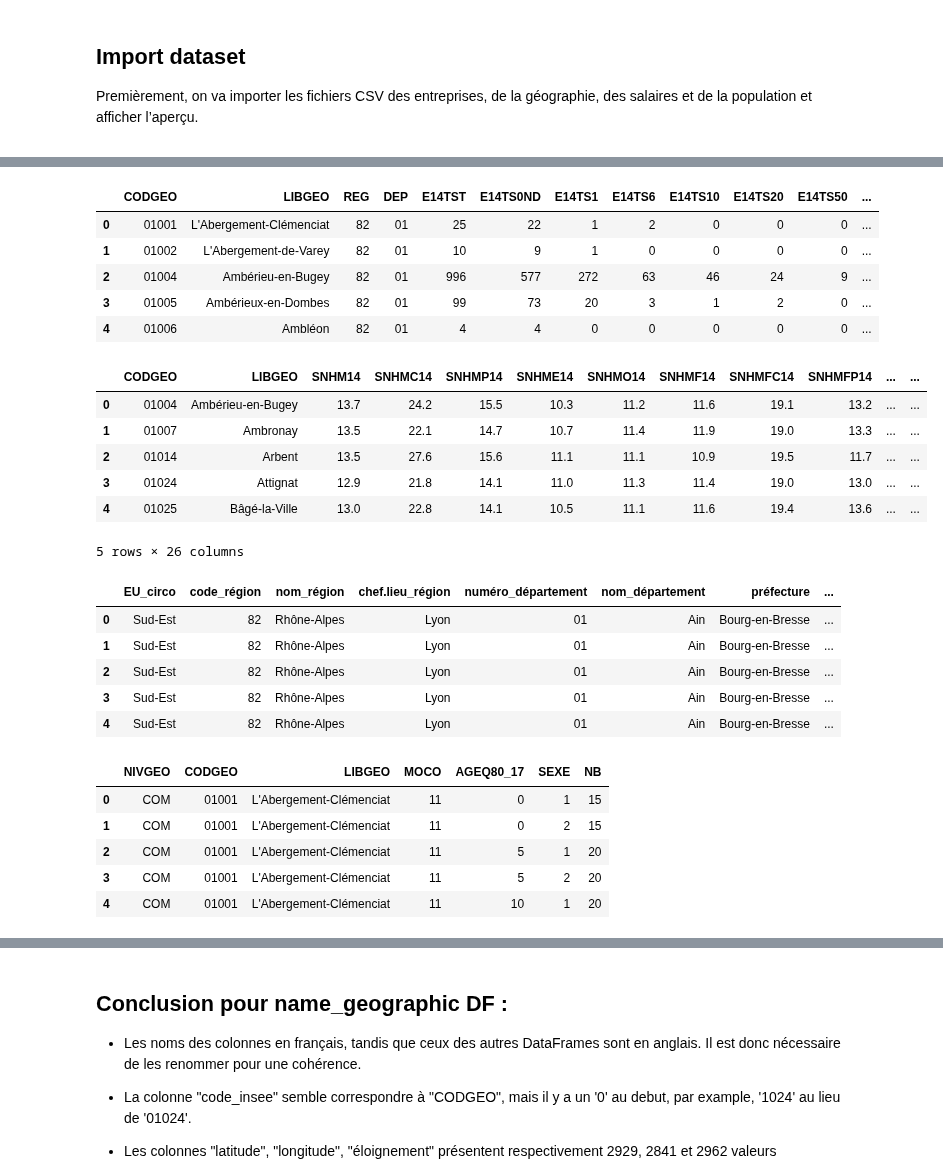
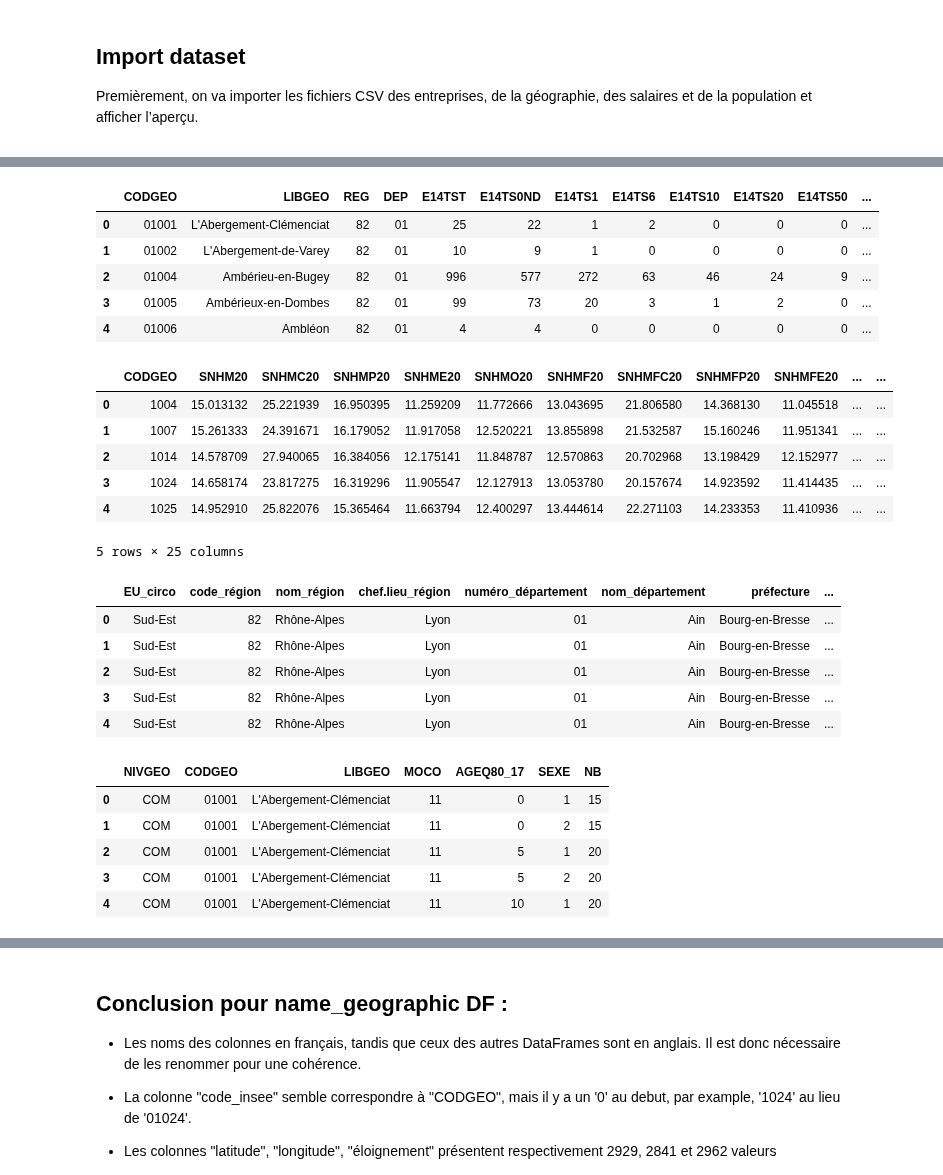
Before and after one commit to nkostiuk/french-industry, a Jupyter notebook: notebooks/NK-notebook.ipynb, the cells around one changed output, grey strips where cells are left out. Cells and saved outputs as stored; diff of their text form; code cells hidden in the pictures.

```diff
--- a/notebooks/NK-notebook.ipynb
+++ b/notebooks/NK-notebook.ipynb
@@ -40,31 +61,31 @@ download_link_population = f'https://drive.google.com/uc?export=download&id={fil
 # %%
 # Import and review the data
 
 df_entreprise = pd.read_csv('../data/base_etablissement_par_tranche_effectif.csv')
 display(df_entreprise.head())
 
-df_salary = pd.read_csv('../data/net_salary_per_town_categories.csv')
+df_salary = pd.read_csv('../data/net_salary_per_town_categories_update2021.csv', sep =';')
 display(df_salary.head())
 
 df_name_geographic = pd.read_csv('../data/name_geographic_information.csv')
 display(df_name_geographic.head())
 
 df_population = pd.read_csv('../data/population.csv', dtype={'CODGEO': object} )
 display(df_population.head())
 # %% [output]
 |  | CODGEO | LIBGEO | REG | DEP | E14TST | E14TS0ND | E14TS1 | E14TS6 | E14TS10 | E14TS20 | E14TS50 | ... |
 | 0 | 01001 | L'Abergement-Clémenciat | 82 | 01 | 25 | 22 | 1 | 2 | 0 | 0 | 0 | ... |
 | 1 | 01002 | L'Abergement-de-Varey | 82 | 01 | 10 | 9 | 1 | 0 | 0 | 0 | 0 | ... |
 | 2 | 01004 | Ambérieu-en-Bugey | 82 | 01 | 996 | 577 | 272 | 63 | 46 | 24 | 9 | ... |
 | 3 | 01005 | Ambérieux-en-Dombes | 82 | 01 | 99 | 73 | 20 | 3 | 1 | 2 | 0 | ... |
 | 4 | 01006 | Ambléon | 82 | 01 | 4 | 4 | 0 | 0 | 0 | 0 | 0 | ... |
-|  | CODGEO | LIBGEO | SNHM14 | SNHMC14 | SNHMP14 | SNHME14 | SNHMO14 | SNHMF14 | SNHMFC14 | SNHMFP14 | ... | ... |
-| 0 | 01004 | Ambérieu-en-Bugey | 13.7 | 24.2 | 15.5 | 10.3 | 11.2 | 11.6 | 19.1 | 13.2 | ... | ... |
-| 1 | 01007 | Ambronay | 13.5 | 22.1 | 14.7 | 10.7 | 11.4 | 11.9 | 19.0 | 13.3 | ... | ... |
-| 2 | 01014 | Arbent | 13.5 | 27.6 | 15.6 | 11.1 | 11.1 | 10.9 | 19.5 | 11.7 | ... | ... |
-| 3 | 01024 | Attignat | 12.9 | 21.8 | 14.1 | 11.0 | 11.3 | 11.4 | 19.0 | 13.0 | ... | ... |
-| 4 | 01025 | Bâgé-la-Ville | 13.0 | 22.8 | 14.1 | 10.5 | 11.1 | 11.6 | 19.4 | 13.6 | ... | ... |
+|  | CODGEO | SNHM20 | SNHMC20 | SNHMP20 | SNHME20 | SNHMO20 | SNHMF20 | SNHMFC20 | SNHMFP20 | SNHMFE20 | ... | ... |
+| 0 | 1004 | 15.013132 | 25.221939 | 16.950395 | 11.259209 | 11.772666 | 13.043695 | 21.806580 | 14.368130 | 11.045518 | ... | ... |
+| 1 | 1007 | 15.261333 | 24.391671 | 16.179052 | 11.917058 | 12.520221 | 13.855898 | 21.532587 | 15.160246 | 11.951341 | ... | ... |
+| 2 | 1014 | 14.578709 | 27.940065 | 16.384056 | 12.175141 | 11.848787 | 12.570863 | 20.702968 | 13.198429 | 12.152977 | ... | ... |
+| 3 | 1024 | 14.658174 | 23.817275 | 16.319296 | 11.905547 | 12.127913 | 13.053780 | 20.157674 | 14.923592 | 11.414435 | ... | ... |
+| 4 | 1025 | 14.952910 | 25.822076 | 15.365464 | 11.663794 | 12.400297 | 13.444614 | 22.271103 | 14.233353 | 11.410936 | ... | ... |
-5 rows × 26 columns
+5 rows × 25 columns
 |  | EU_circo | code_région | nom_région | chef.lieu_région | numéro_département | nom_département | préfecture | ... |
 | 0 | Sud-Est | 82 | Rhône-Alpes | Lyon | 01 | Ain | Bourg-en-Bresse | ... |
 | 1 | Sud-Est | 82 | Rhône-Alpes | Lyon | 01 | Ain | Bourg-en-Bresse | ... |
```
Also changed, not shown: parts of 13 cells of this notebook, 5 other files.
